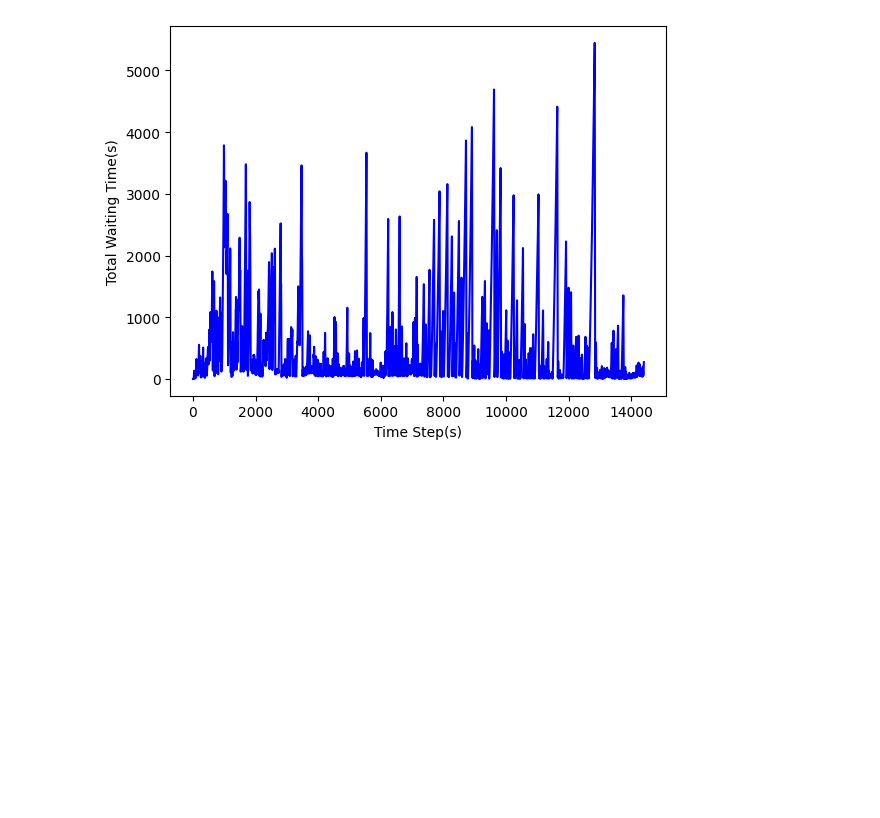
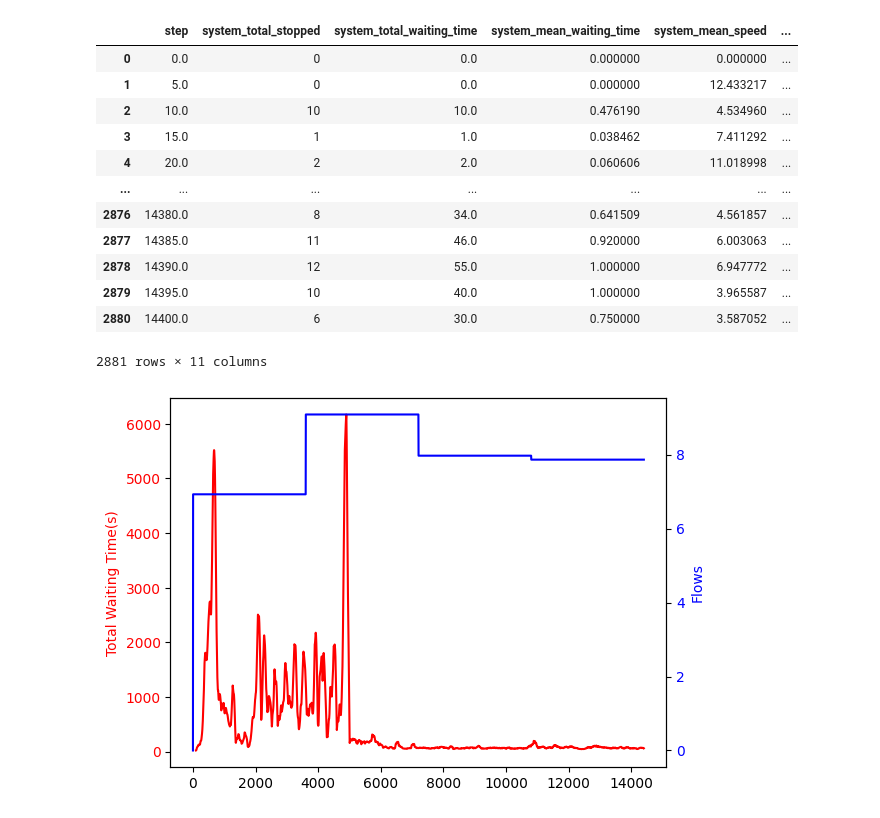
Before and after one commit to JackYeh09/Graduation-thesis, a Jupyter notebook: outputs/data_analyze.ipynb, the cells around one changed output. Cells and saved outputs as stored; diff of their text form; code cells hidden in the pictures; blank space fills up the shorter version.

Commit message:
update_ped&diagram

```diff
--- a/outputs/data_analyze.ipynb
+++ b/outputs/data_analyze.ipynb
@@ -5,10 +5,38 @@ import matplotlib.pyplot as plt
 
 df = pd.read_csv("/workspace/pj/sumo-rl/outputs/n001/dqn_conn0_ep5.csv")
 df
-
-plt.plot(df.step, df.system_total_waiting_time, color="b")
-plt.xlabel("Time Step(s)")
-plt.ylabel("Total Waiting Time(s)")
-plt.show()
 # %% [output]
-[figure, removed]
+|  | step | system_total_stopped | system_total_waiting_time | system_mean_waiting_time | system_mean_speed | ... |
+| 0 | 0.0 | 0 | 0.0 | 0.000000 | 0.000000 | ... |
+| 1 | 5.0 | 0 | 0.0 | 0.000000 | 12.433217 | ... |
+| 2 | 10.0 | 10 | 10.0 | 0.476190 | 4.534960 | ... |
+| 3 | 15.0 | 1 | 1.0 | 0.038462 | 7.411292 | ... |
+| 4 | 20.0 | 2 | 2.0 | 0.060606 | 11.018998 | ... |
+| ... | ... | ... | ... | ... | ... | ... |
+| 2876 | 14380.0 | 8 | 34.0 | 0.641509 | 4.561857 | ... |
+| 2877 | 14385.0 | 11 | 46.0 | 0.920000 | 6.003063 | ... |
+| 2878 | 14390.0 | 12 | 55.0 | 1.000000 | 6.947772 | ... |
+| 2879 | 14395.0 | 10 | 40.0 | 1.000000 | 3.965587 | ... |
+| 2880 | 14400.0 | 6 | 30.0 | 0.750000 | 3.587052 | ... |
+2881 rows × 11 columns
+# %%
+#每5秒生成多少台車
+firsthr = [6.926]*720
+sechr = [9.084]*720
+thirhr = [7.970]*720
+fourhr = [7.863]*720
+# %%
+#所有車道的車總等待時間&車流量
+plt.plot(df.step, df['system_total_waiting_time'].rolling(20).mean(), color="r")
+plt.ylabel("Total Waiting Time(s)", color="r")
+plt.tick_params(axis='y', labelcolor="r")
+plt.twinx()
+
+plt.plot(df.step, [0]+firsthr+sechr+thirhr+fourhr, color="b")
+plt.ylabel("Flows", color="b")
+plt.xlabel("Time Step(s)")
+plt.tick_params(axis='y', labelcolor="b")
+
+plt.show()
+# %% [output]
+[figure, added]
```
Also changed, not shown: parts of 2 cells of this notebook, 4 other files.
